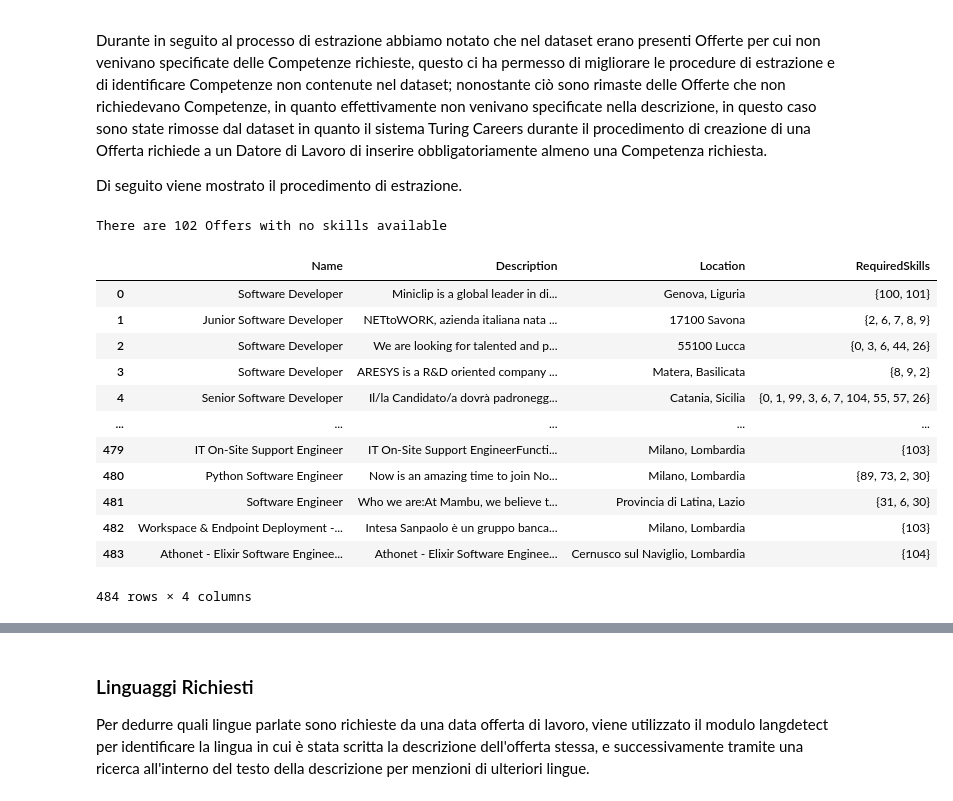
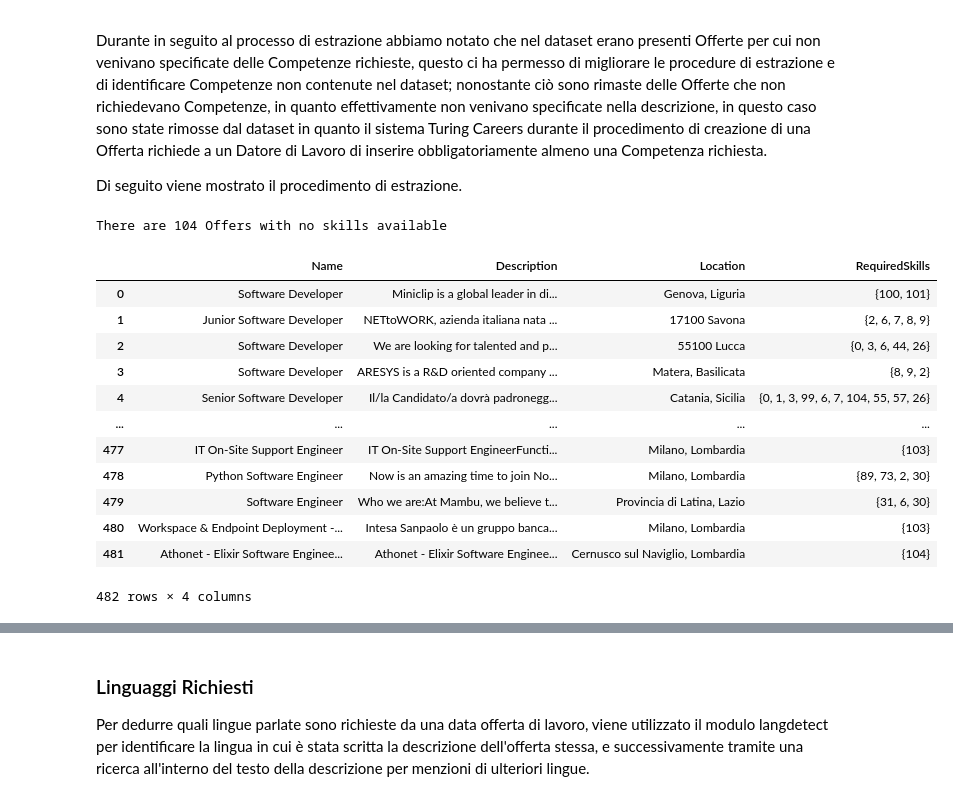
Before and after one commit to antoninoLorenzo/RecommenderSystem_TC, a Jupyter notebook: demo/notebooks/offers.ipynb, the cells around one changed output, grey strips where cells are left out. Drawn from its saved outputs; the diff is of its cells as text; code cells hidden in the pictures.

```diff
--- a/demo/notebooks/offers.ipynb
+++ b/demo/notebooks/offers.ipynb
@@ -189,41 +77,41 @@ removal['.'] = ' .'
 # %%
 # Get Skill list
 skills_list = [skill.lower() for skill in skills_frame['SKILL'].tolist()]
 
 
 # Extract skills from descriptions and add new column
 required_skills = []
 for i, offer_description in enumerate(offers_frame.loc[:, 'Description']):
-    desc = remove_symbols(offer_description, removal)
-    offer_skills = extract_symbols(desc, skills_list)
-    required_skills.append(translate_skills(offer_skills, toId=True))
+    desc = cm.remove_symbols(offer_description, cm.removal)
+    offer_skills = cm.extract_symbols(desc, skills_list)
+    required_skills.append(cm.translate_skills(offer_skills, skills_frame, toId=True))
 offers_frame.insert(len(offers_frame.columns), "RequiredSkills", required_skills)
 
 length_raw = len(offers_frame)
 
 # Remove offers with no required skills
 offers_frame['RequiredSkills'] = offers_frame['RequiredSkills'].apply(lambda x: np.NaN if not x else x)
 offers_frame.dropna(subset='RequiredSkills', inplace=True)
 offers_frame.reset_index(drop=True, inplace=True)
 
 length_processed = len(offers_frame)
 print(f'There are {abs(length_processed - length_raw)} Offers with no skills available')
 offers_frame
 # %% [output]
-There are 102 Offers with no skills available
+There are 104 Offers with no skills available
 |  | Name | Description | Location | RequiredSkills |
 | 0 | Software Developer | Miniclip is a global leader in di... | Genova, Liguria | {100, 101} |
 | 1 | Junior Software Developer | NETtoWORK, azienda italiana nata ... | 17100 Savona | {2, 6, 7, 8, 9} |
 | 2 | Software Developer | We are looking for talented and p... | 55100 Lucca | {0, 3, 6, 44, 26} |
 | 3 | Software Developer | ARESYS is a R&D oriented company ... | Matera, Basilicata | {8, 9, 2} |
-| 4 | Senior Software Developer | Il/la Candidato/a dovrà padronegg... | Catania, Sicilia | {0, 1, 99, 3, 6, 7, 104, 55, 57, 26} |
+| 4 | Senior Software Developer | Il/la Candidato/a dovrà padronegg... | Catania, Sicilia | {0, 1, 3, 99, 6, 7, 104, 55, 57, 26} |
 | ... | ... | ... | ... | ... |
-| 479 | IT On-Site Support Engineer | IT On-Site Support EngineerFuncti... | Milano, Lombardia | {103} |
-| 480 | Python Software Engineer | Now is an amazing time to join No... | Milano, Lombardia | {89, 73, 2, 30} |
-| 481 | Software Engineer | Who we are:At Mambu, we believe t... | Provincia di Latina, Lazio | {31, 6, 30} |
-| 482 | Workspace & Endpoint Deployment -... | Intesa Sanpaolo è un gruppo banca... | Milano, Lombardia | {103} |
-| 483 | Athonet - Elixir Software Enginee... | Athonet - Elixir Software Enginee... | Cernusco sul Naviglio, Lombardia | {104} |
+| 477 | IT On-Site Support Engineer | IT On-Site Support EngineerFuncti... | Milano, Lombardia | {103} |
+| 478 | Python Software Engineer | Now is an amazing time to join No... | Milano, Lombardia | {89, 73, 2, 30} |
+| 479 | Software Engineer | Who we are:At Mambu, we believe t... | Provincia di Latina, Lazio | {31, 6, 30} |
+| 480 | Workspace & Endpoint Deployment -... | Intesa Sanpaolo è un gruppo banca... | Milano, Lombardia | {103} |
+| 481 | Athonet - Elixir Software Enginee... | Athonet - Elixir Software Enginee... | Cernusco sul Naviglio, Lombardia | {104} |
-484 rows × 4 columns
+482 rows × 4 columns
 # %%
 # Count
 out = []
```
Also changed, not shown: parts of 19 cells of this notebook, 1 other file.
